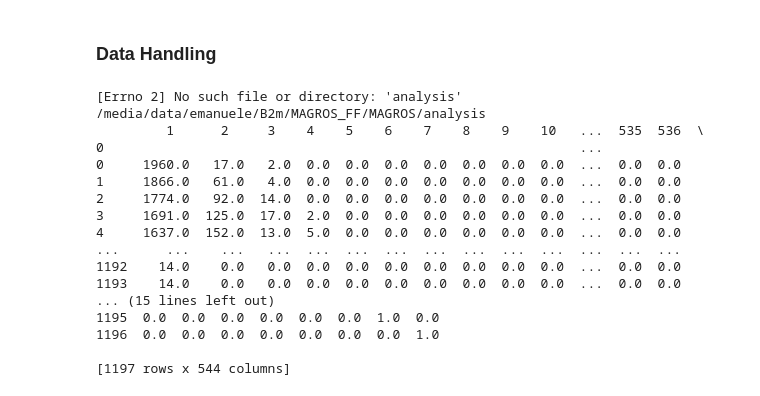
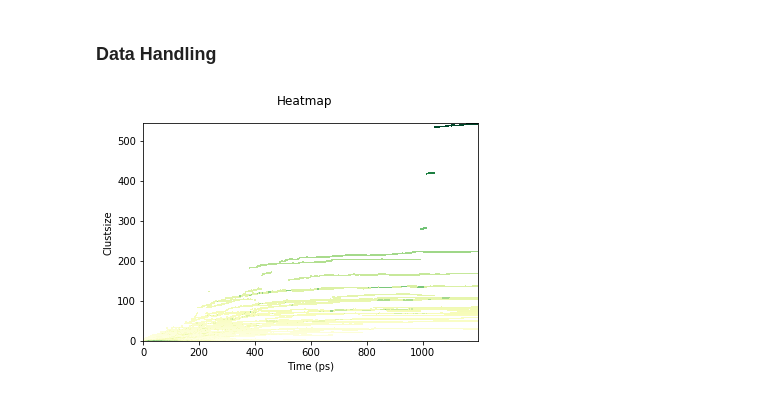
Before and after one commit to multi-ego/multi-eGO, a Jupyter notebook: analysis/analysis-notebook.ipynb, the cells around one changed output. Drawn from its saved outputs; the diff is of its cells as text; code cells hidden in the pictures.

```diff
--- a/analysis/analysis-notebook.ipynb
+++ b/analysis/analysis-notebook.ipynb
@@ -6,58 +6,48 @@
 # %%
 import pandas as pd
 import numpy as np
-from plotnine import *
-
-%matplotlib inline
-
-
-#import seaborn as sns
-#import matplotlib
-#import matplotlib.pyplot as plt
+import matplotlib
+import matplotlib.pyplot as plt
+import matplotlib.ticker
+import matplotlib.colors
 
 %pwd
 #%cd /media/data/emanuele/TTR/smog-to-gromos/old/fix-concentration_gradient/make_fibrillone-2000-296K-1mM-bis/analysis
 
-%cd analysis
+### Data import
 
-# Data import
-
-matrix = pd.read_csv('histo-time.dat', sep = '\\s+', header = None, index_col=0)
+matrix = pd.read_csv('histo-time.dat', sep = '\\s+', header = None)
 
 
-newarr = matrix.reshape(-1)
+### Data handling
+#### Defining the Maxclust and the number of frames
+clustsize = list(range(0, len(matrix.columns), 1))
+frames = list(range(0, len(matrix.index), 1))
+fibril = list(range(2, len(matrix.columns)))
+#not_fibril = list(range(3, 10, 1))
 
-print(newarr)
 
-# Data handling
-# Replace 0 with n.an
+#### Multiply the columns for its clustsize
+ser = pd.Series(clustsize)
+matrix = matrix.mul(ser, axis = 1)
 
-#matrix[matrix == 0] = np.nan
+#### Replace 0 with n.an
+matrix[matrix == 0] = np.nan
 
-maxclust = list(range(1, len(matrix.columns)-400, 1))
-frames = list(range(0, len(matrix.index), 1))
+#### I don't care about monomers
+matrix = matrix.drop([0, 1], axis = 1)
 
-#print(maxclust)
-#temp = matrix[matrix.columns.intersection(maxclust)].copy()
+### Make the histogram to compare with lab results
+#histogram = matrix[[2, 3, 4, 5, 6, 7, 8, 9, 10]].copy()
+#histogram.set_index(2)
+histogram = matrix[fibril].sum(axis=1)
 
-print(matrix)
+# Matrix transpose
+matrix = matrix.T
+
+
+
+
+#print(matrix)
 #print(maxclust) # seems ok
 #print(frames) # seems ok
-# %% [output]
-[Errno 2] No such file or directory: 'analysis'
-/media/data/emanuele/B2m/MAGROS_FF/MAGROS/analysis
-         1      2     3    4    5    6    7    8    9    10   ...  535  536  \
-0                                                             ...
-0     1960.0   17.0   2.0  0.0  0.0  0.0  0.0  0.0  0.0  0.0  ...  0.0  0.0
-1     1866.0   61.0   4.0  0.0  0.0  0.0  0.0  0.0  0.0  0.0  ...  0.0  0.0
-2     1774.0   92.0  14.0  0.0  0.0  0.0  0.0  0.0  0.0  0.0  ...  0.0  0.0
-3     1691.0  125.0  17.0  2.0  0.0  0.0  0.0  0.0  0.0  0.0  ...  0.0  0.0
-4     1637.0  152.0  13.0  5.0  0.0  0.0  0.0  0.0  0.0  0.0  ...  0.0  0.0
-...      ...    ...   ...  ...  ...  ...  ...  ...  ...  ...  ...  ...  ...
-1192    14.0    0.0   0.0  0.0  0.0  0.0  0.0  0.0  0.0  0.0  ...  0.0  0.0
-1193    14.0    0.0   0.0  0.0  0.0  0.0  0.0  0.0  0.0  0.0  ...  0.0  0.0
-... (15 lines left out)
-1195  0.0  0.0  0.0  0.0  0.0  0.0  1.0  0.0
-1196  0.0  0.0  0.0  0.0  0.0  0.0  0.0  1.0
-
-[1197 rows x 544 columns]
@@ -68,0 +54,9 @@ plt.show()
+# %%
+plt.pcolormesh(matrix, cmap = 'YlGn', rasterized = True)
+plt.ylabel('Clustsize')
+plt.xlabel('Time (ps)')
+plt.xlim(0, 1200)
+plt.suptitle('Heatmap')
+plt.show()
+# %% [output]
+[figure, added]
```
Also changed, not shown: parts of 3 cells of this notebook, 1 other file.
